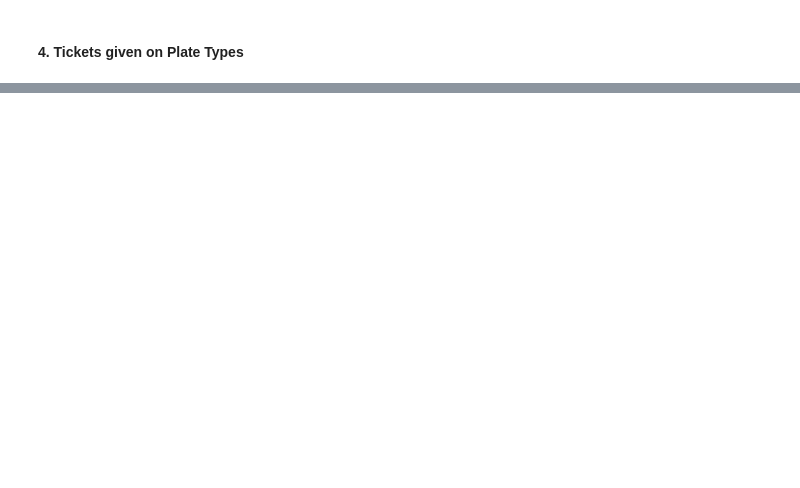
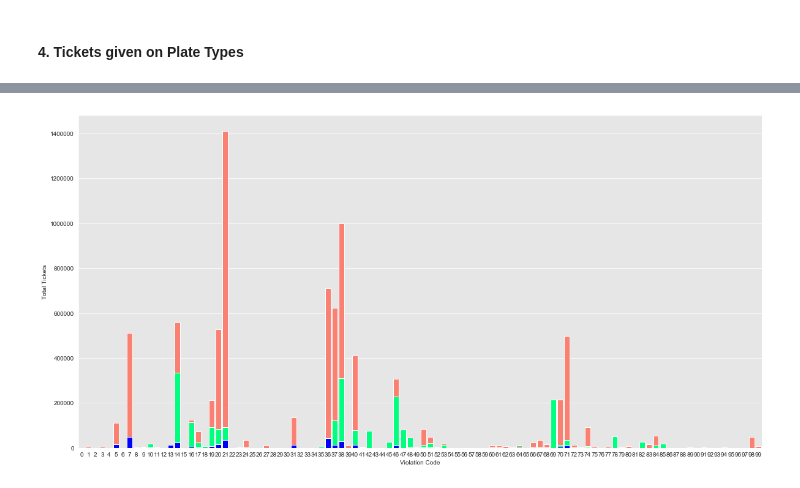
Before and after one commit to siuyik11/NYC_parking_ticket_analysis, a Jupyter notebook: NYC_parking_ticket_analysis.ipynb, the cells around one changed output, grey strips where cells are left out. Cells and saved outputs as stored; diff of their text form; code cells hidden in the pictures; blank space fills up the shorter version.

```diff
--- a/NYC_parking_ticket_analysis.ipynb
+++ b/NYC_parking_ticket_analysis.ipynb
@@ -116,0 +112,32 @@ Date_PT_TotalTX
+# %%
+Date_VCode_PT_TotalTX = raw_data[['Issue Date','Violation Code','Plate Type','Summons Number']]
+
+# Fill any N/A with number string "N/A"
+Date_VCode_PT_TotalTX = Date_VCode_PT_TotalTX.fillna("not_valid")
+
+Date_VCode_PT_TotalTX = Date_VCode_PT_TotalTX.groupby(['Issue Date','Plate Type','Violation Code'], as_index = False).count()
+
+Date_VCode_PT_TotalTX['Issue Date'] = pd.to_datetime(Date_VCode_PT_TotalTX['Issue Date'])
+
+Date_VCode_PT_TotalTX = Date_VCode_PT_TotalTX.set_index('Issue Date')
+
+Date_VCode_PT_TotalTX = Date_VCode_PT_TotalTX.loc[start_date:end_date]
+
+Date_VCode_PT_TotalTX = Date_VCode_PT_TotalTX.loc[Date_VCode_PT_TotalTX['Plate Type'] != '999']
+
+VCode_PT_TotalTX = Date_VCode_PT_TotalTX.groupby(['Violation Code', 'Plate Type']).sum().reset_index()
+
+VCode_PT_TotalTX = VCode_PT_TotalTX.fillna(0)
+VCode_PT_TotalTX = VCode_PT_TotalTX.rename(columns = {'Summons Number' : 'Total Tickets'})
+# %%
+VCode_PAS_TotalTX = VCode_PT_TotalTX[VCode_PT_TotalTX['Plate Type'] == 'PAS']
+VCode_COM_TotalTX = VCode_PT_TotalTX[VCode_PT_TotalTX['Plate Type'] == 'COM']
+VCode_OMT_TotalTX = VCode_PT_TotalTX[VCode_PT_TotalTX['Plate Type'] == 'OMT']
+# %%
+plt.figure(figsize = (20,10))
+fig5 = sns.barplot(x="Violation Code", y="Total Tickets", data=VCode_PAS_TotalTX, color = 'salmon', saturation = 1, order = list(range(100)))
+fig5 = sns.barplot(x="Violation Code", y="Total Tickets", data=VCode_COM_TotalTX, color = 'springgreen', saturation = 1, ax = fig5, order = list(range(100)))
+fig5 = sns.barplot(x="Violation Code", y="Total Tickets", data=VCode_OMT_TotalTX, color = 'b', saturation = 1, ax = fig5, order = list(range(100)))
+fig5 = sns.set_style({"axes.facecolor": "0.9"})
+# %% [output]
+[figure, added]
```
Also changed, not shown: parts of 14 cells of this notebook.
